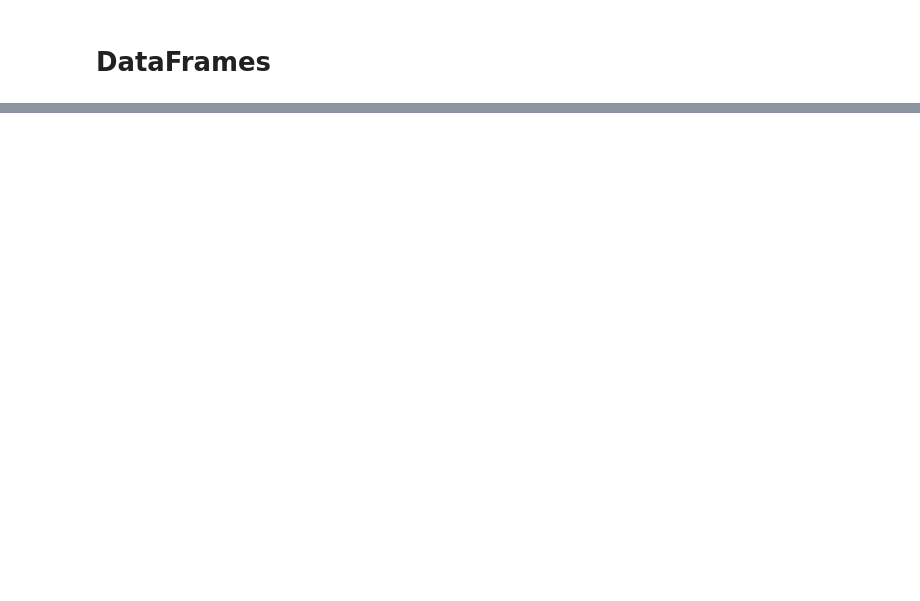
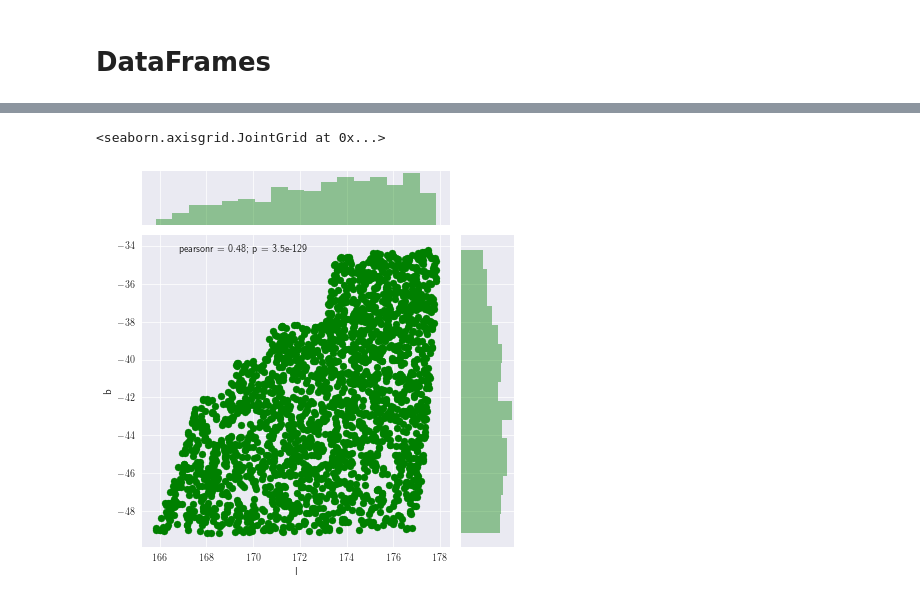
Before and after one commit to VandyAstroML/Vanderbilt_Computational_Bootcamp, a Jupyter notebook: notebooks/Week_08/08_Pandas.ipynb, the cells around one changed output, grey strips where cells are left out. Drawn from its saved outputs; the diff is of its cells as text; code cells hidden in the pictures; blank space fills up the shorter version.

```diff
--- a/notebooks/Week_08/08_Pandas.ipynb
+++ b/notebooks/Week_08/08_Pandas.ipynb
@@ -40,0 +549,5 @@
+# %%
+sns.jointplot(gaia_df_3.l, gaia_df_3.b, color='green')
+# %% [output]
+<seaborn.axisgrid.JointGrid at 0x...>
+[figure, added]
```
Also changed, not shown: parts of 94 cells of this notebook.
